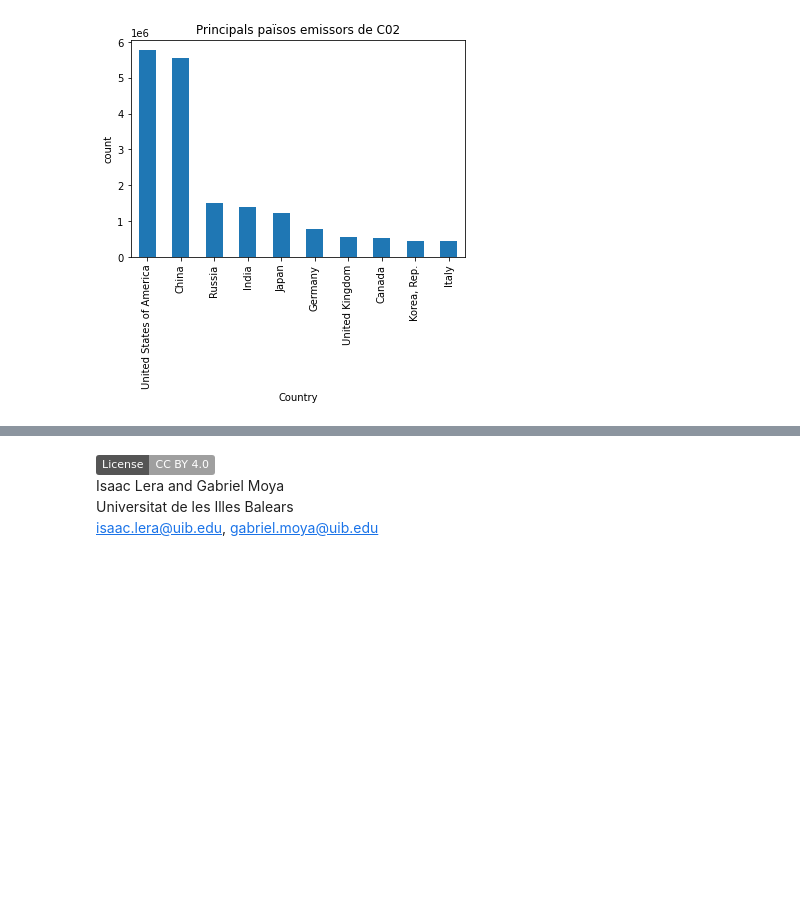
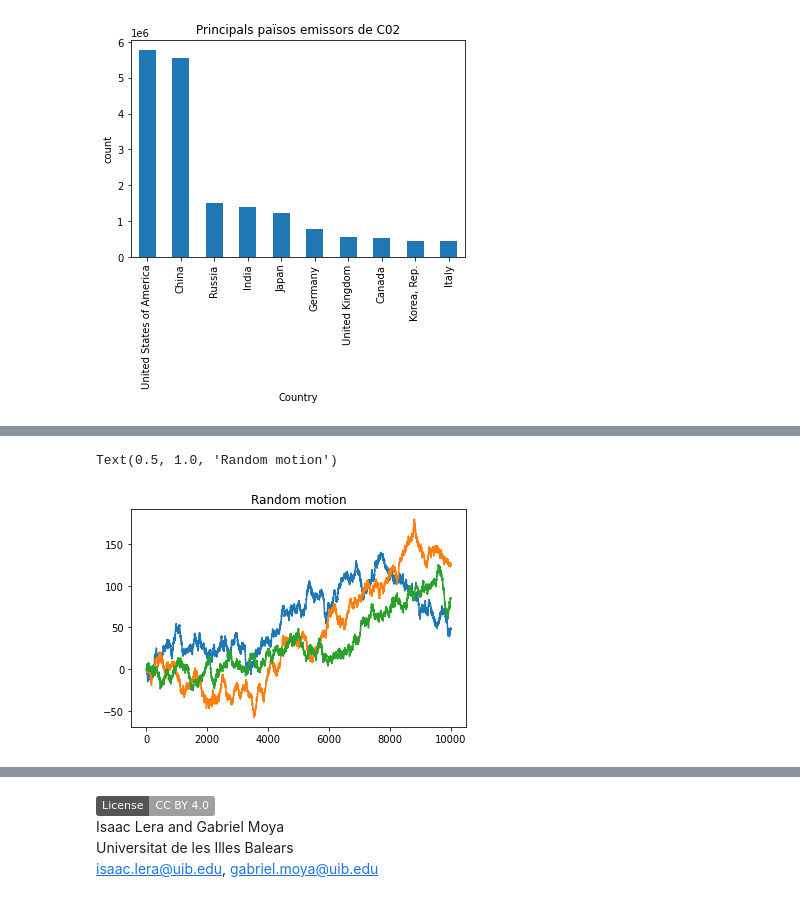
Before and after one commit to wisaaco/TallerPythonFEE, a Jupyter notebook: lessons/5/5_PandasVisualitzacions.ipynb, the cells around one changed output, grey strips where cells are left out. Saved outputs shown, nothing was run; the diff lists cells and outputs as text; code cells hidden in the pictures; badges without logos; blank space fills up the shorter version.

```diff
--- a/lessons/5/5_PandasVisualitzacions.ipynb
+++ b/lessons/5/5_PandasVisualitzacions.ipynb
@@ -178,0 +236,6 @@ plt.show()
+# %%
+import numpy as np
+
+xs = np.random.randn(3, 10000)
+print(xs.shape)
+print(xs[:5])
@@ -178,0 +250,4 @@ plt.show()
+# %%
+bms = xs.cumsum(axis=1)
+print(bms.shape)
+print(bms[:5])
@@ -178,0 +262,8 @@ plt.show()
+# %%
+fig, ax = plt.subplots()
+for bm in bms:
+    ax.plot(bm)
+plt.title("Random motion")
+# %% [output]
+Text(0.5, 1.0, 'Random motion')
+[figure, added]
```
Also changed, not shown: parts of 34 cells of this notebook, 2 other files.
